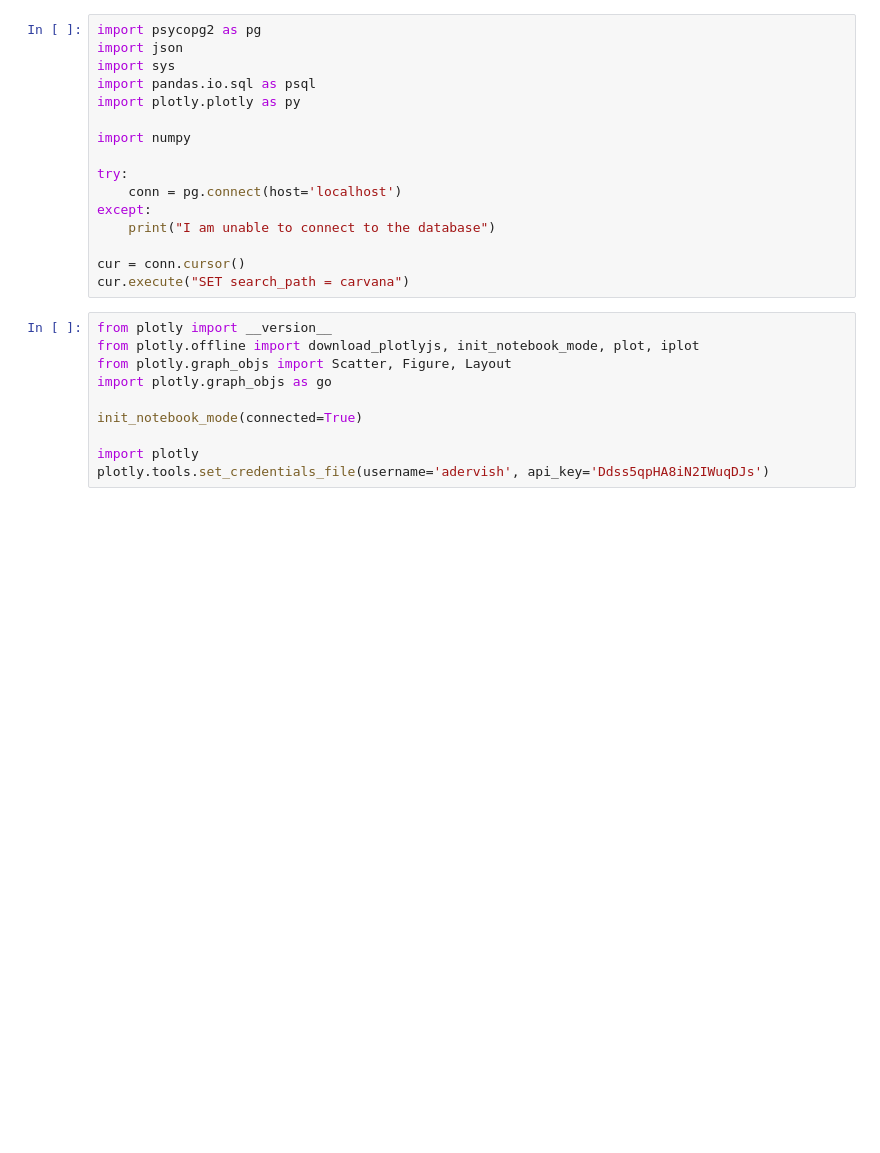
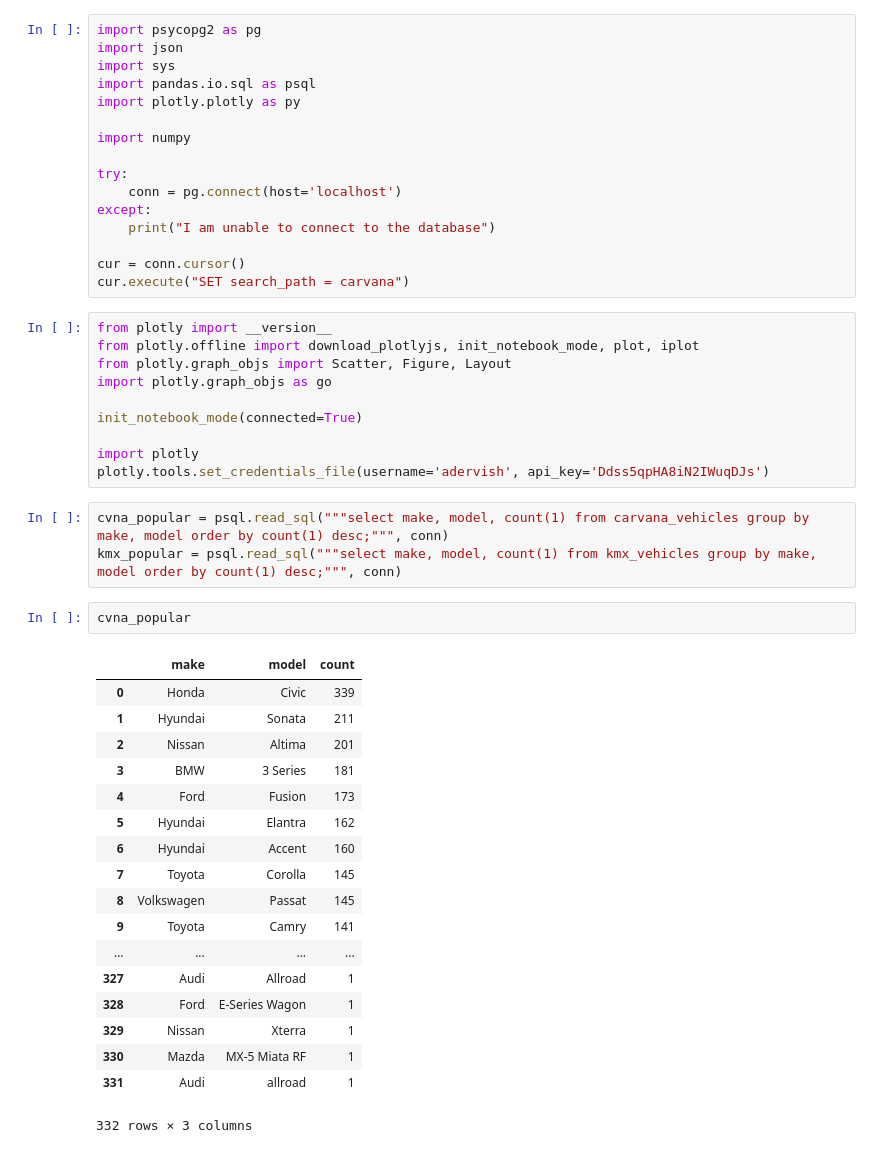
Before and after one commit to adervish/CVNA_KMX, a Jupyter notebook: considering.ipynb, the cells around one changed output. Saved outputs shown, nothing was run; the diff lists cells and outputs as text; blank space fills up the shorter version.

```diff
--- a/considering.ipynb
+++ b/considering.ipynb
@@ -24,4 +24,28 @@ init_notebook_mode(connected=True)
 
 import plotly
 plotly.tools.set_credentials_file(username='adervish', api_key='Ddss5qpHA8iN2IWuqDJs')
+# %%
+cvna_popular = psql.read_sql("""select make, model, count(1) from carvana_vehicles group by make, model order by count(1) desc;""", conn)
+kmx_popular = psql.read_sql("""select make, model, count(1) from kmx_vehicles group by make, model order by count(1) desc;""", conn)
+# %%
+cvna_popular
+# %% [output]
+|  | make | model | count |
+| 0 | Honda | Civic | 339 |
+| 1 | Hyundai | Sonata | 211 |
+| 2 | Nissan | Altima | 201 |
+| 3 | BMW | 3 Series | 181 |
+| 4 | Ford | Fusion | 173 |
+| 5 | Hyundai | Elantra | 162 |
+| 6 | Hyundai | Accent | 160 |
+| 7 | Toyota | Corolla | 145 |
+| 8 | Volkswagen | Passat | 145 |
+| 9 | Toyota | Camry | 141 |
+| ... | ... | ... | ... |
+| 327 | Audi | Allroad | 1 |
+| 328 | Ford | E-Series Wagon | 1 |
+| 329 | Nissan | Xterra | 1 |
+| 330 | Mazda | MX-5 Miata RF | 1 |
+| 331 | Audi | allroad | 1 |
+332 rows × 3 columns
 # %%
```
Also changed, not shown: parts of 7 cells of this notebook, 2 other files.
